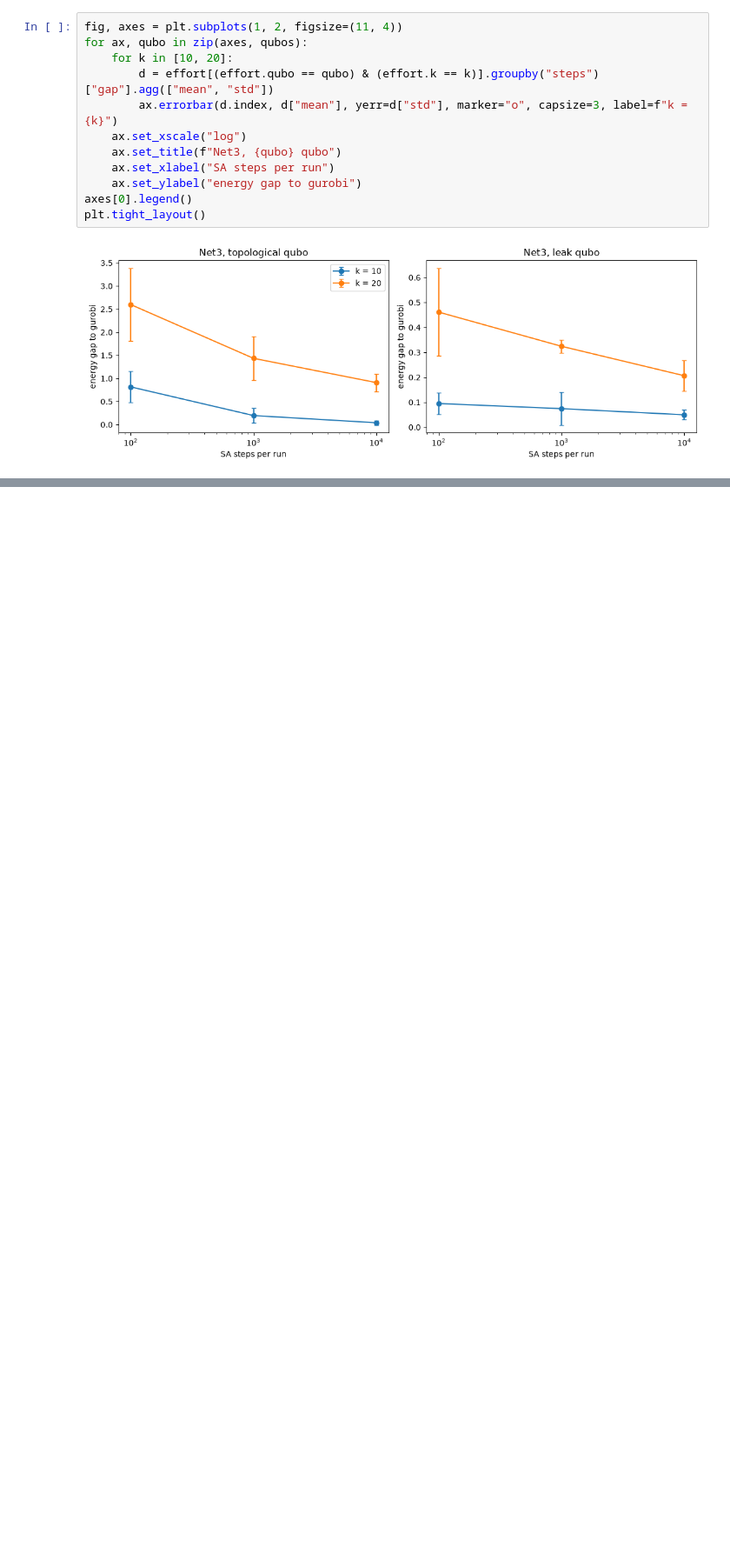
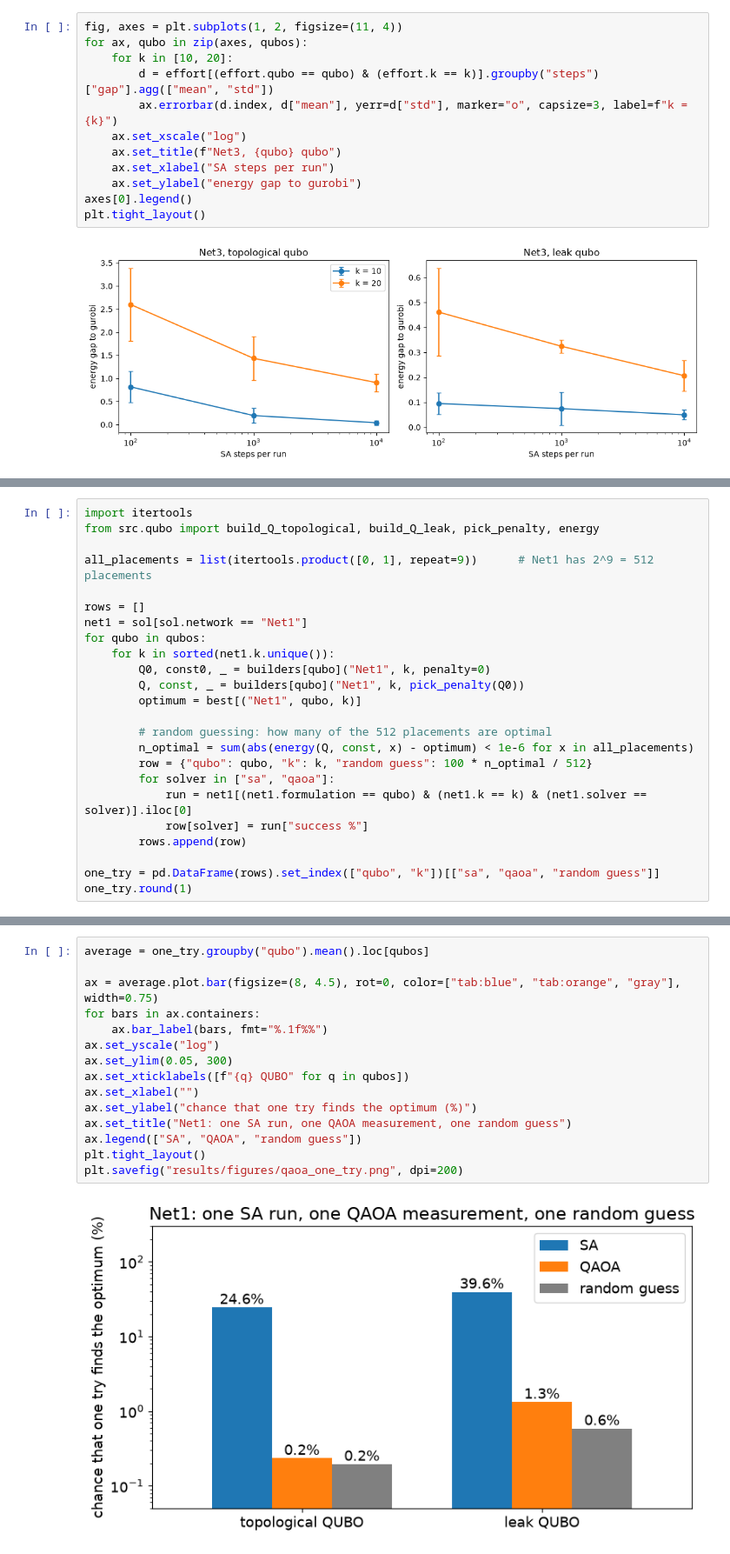
Before and after one commit to hamda-alh/wdn-sensor-qubo, a Jupyter notebook: notebooks/scalability.ipynb, the cells around one changed output, grey strips where cells are left out. Shown at 87% size. Drawn from its saved outputs; the diff is of its cells as text; blank space fills up the shorter version.

```diff
--- a/notebooks/scalability.ipynb
+++ b/notebooks/scalability.ipynb
@@ -226,0 +230,24 @@ plt.savefig("results/figures/scalability.png", dpi=200)
+# %%
+import itertools
+from src.qubo import build_Q_topological, build_Q_leak, pick_penalty, energy
+
+all_placements = list(itertools.product([0, 1], repeat=9))      # Net1 has 2^9 = 512 placements
+
+rows = []
+net1 = sol[sol.network == "Net1"]
+for qubo in qubos:
+    for k in sorted(net1.k.unique()):
+        Q0, const0, _ = builders[qubo]("Net1", k, penalty=0)
+        Q, const, _ = builders[qubo]("Net1", k, pick_penalty(Q0))
+        optimum = best[("Net1", qubo, k)]
+
+        # random guessing: how many of the 512 placements are optimal
+        n_optimal = sum(abs(energy(Q, const, x) - optimum) < 1e-6 for x in all_placements)
+        row = {"qubo": qubo, "k": k, "random guess": 100 * n_optimal / 512}
+        for solver in ["sa", "qaoa"]:
+            run = net1[(net1.formulation == qubo) & (net1.k == k) & (net1.solver == solver)].iloc[0]
+            row[solver] = run["success %"]
+        rows.append(row)
+
+one_try = pd.DataFrame(rows).set_index(["qubo", "k"])[["sa", "qaoa", "random guess"]]
+one_try.round(1)
@@ -227,3 +267,20 @@ plt.savefig("results/figures/scalability.png", dpi=200)
+# %%
+average = one_try.groupby("qubo").mean().loc[qubos]
+
+ax = average.plot.bar(figsize=(8, 4.5), rot=0, color=["tab:blue", "tab:orange", "gray"], width=0.75)
+for bars in ax.containers:
+    ax.bar_label(bars, fmt="%.1f%%")
+ax.set_yscale("log")
+ax.set_ylim(0.05, 300)
+ax.set_xticklabels([f"{q} QUBO" for q in qubos])
+ax.set_xlabel("")
+ax.set_ylabel("chance that one try finds the optimum (%)")
+ax.set_title("Net1: one SA run, one QAOA measurement, one random guess")
+ax.legend(["SA", "QAOA", "random guess"])
+plt.tight_layout()
+plt.savefig("results/figures/qaoa_one_try.png", dpi=200)
+# %% [output]
+[figure, added]
 # %% [markdown]
 ## Conclusion
 
```
Also changed, not shown: parts of 9 cells of this notebook, 2 other files.
